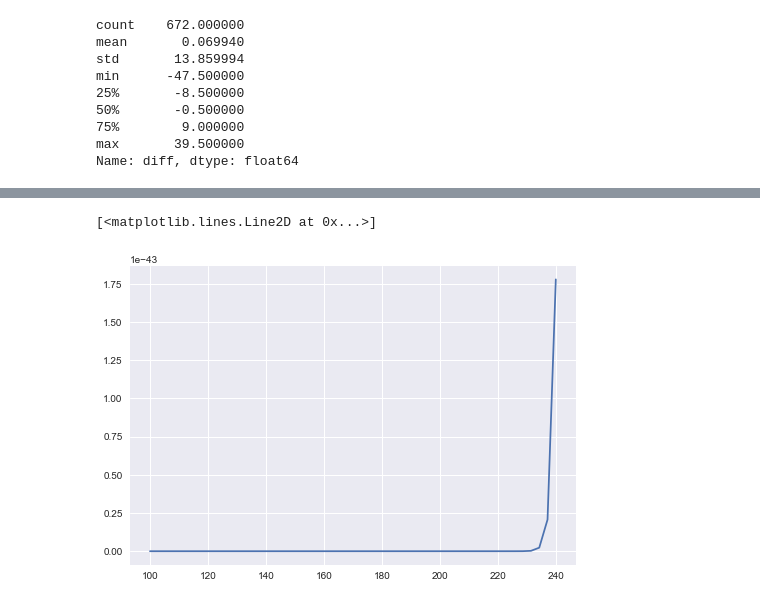
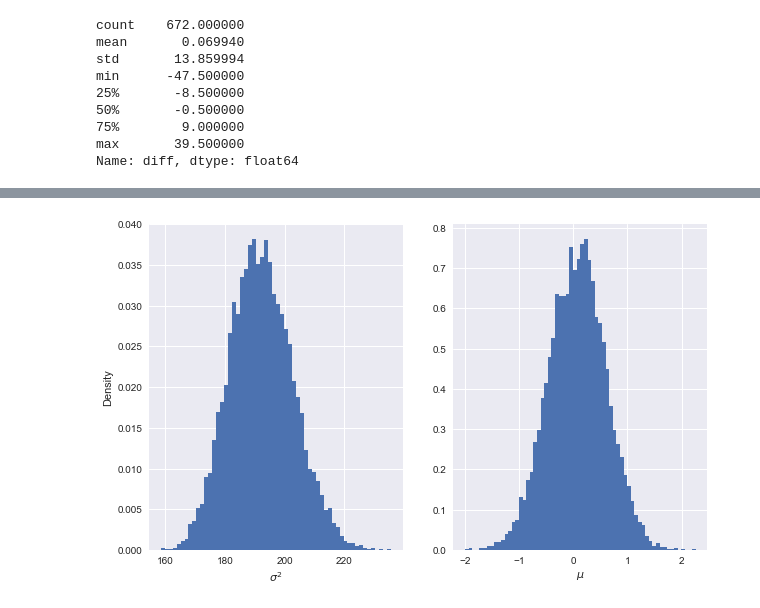
Before and after one commit to mileslucas/stat444, a Jupyter notebook: hw2/hw2.ipynb, the cells around one changed output, grey strips where cells are left out. Cells and saved outputs as stored; diff of their text form; code cells hidden in the pictures.

```diff
--- a/hw2/hw2.ipynb
+++ b/hw2/hw2.ipynb
@@ -109,11 +109,3 @@ min      -47.500000
 75%        9.000000
 max       39.500000
 Name: diff, dtype: float64
-# %%
-from scipy import interpolate
-
-def draw_cdf(x, pdf, n=10000):
-    ''' Gets a random sample using cdf method '''
-    cdf = np.cumsum(pdf) / np.sum(pdf)
-    inv_cdf = interpolate.interp1d(cdf, x)
-    return inv_cdf(np.random.rand(n))
@@ -123,8 +111,0 @@ def invchi2(x, v, s):
-# %%
-# I'm totally cheating here because inv chi2 doesnt exist in stats
-v = 600
-s = 14
-invchi2 = stats.invgamma(v/2, scale=1/2)
-x = np.linspace(*invchi2.ppf([0.01, 0.99]))
-plt.plot(x, invchi2.pdf(x))
-plt.hist(draw_cdf(x, invchi2.pdf(x)), density=True)
@@ -134,5 +111,0 @@ ValueError: A value in x_new is below the interpolation range.
-# %%
-plt.plot(x, stats.chi2.pdf(x, v))
-# %% [output]
-[<matplotlib.lines.Line2D at 0x...>]
-[figure, removed]
@@ -138,0 +139,24 @@ plt.plot(x, stats.chi2.pdf(x, v))
+# %%
+mu0 = 0
+tau0 = 4
+adj = 2750
+
+x = np.linspace(150, 250, 1000)
+s2_samples = draw_cdf(x, mu0, 4, 2750)
+
+mun = (1/ tau0**2 * mu0 + diff.count() / s2_samples * diff.mean() ) / (1/tau0**2 + diff.count() / s2_samples)
+taun = np.sqrt(1 / (1/tau0**2 + diff.count()/s2_samples))
+
+mu_samples = stats.norm.rvs(mun, scale=taun, size=10000)
+# %%
+plt.figure(figsize=(10, 6))
+plt.subplot(121)
+plt.xlabel(r'$\sigma^2$')
+plt.ylabel('Density')
+plt.hist(s2_samples, density=True, bins='auto')
+
+plt.subplot(122)
+plt.xlabel(r'$\mu$')
+plt.hist(mu_samples, density=True, bins='auto');
+# %% [output]
+[figure, added]
```
Also changed, not shown: parts of 8 cells of this notebook.
